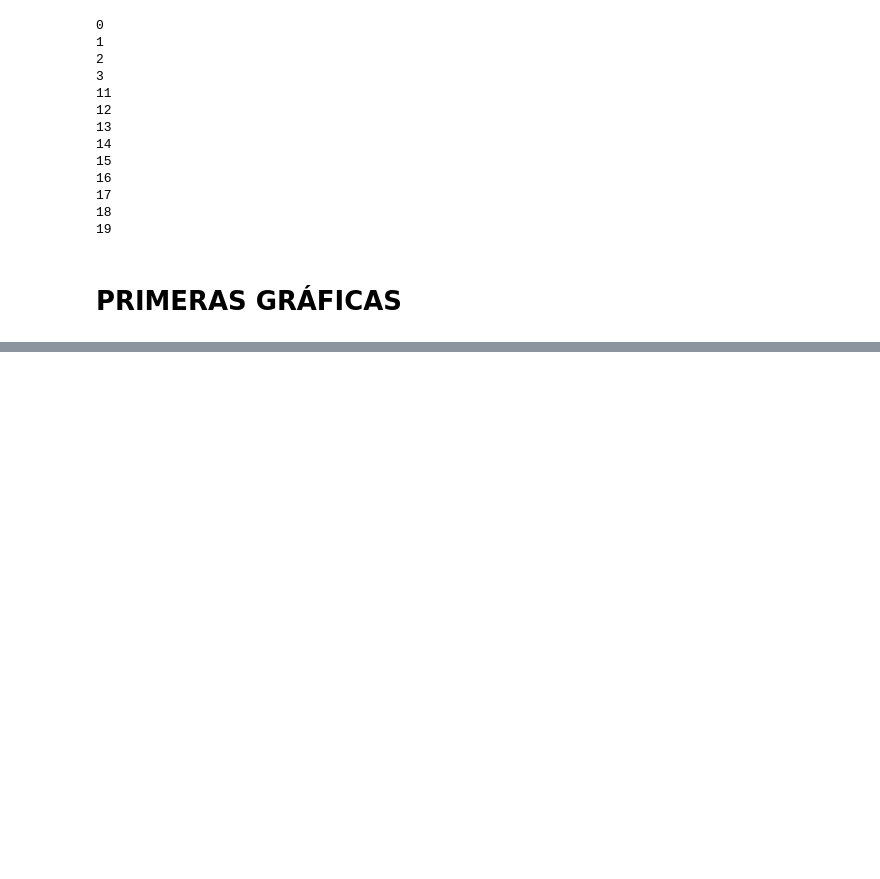
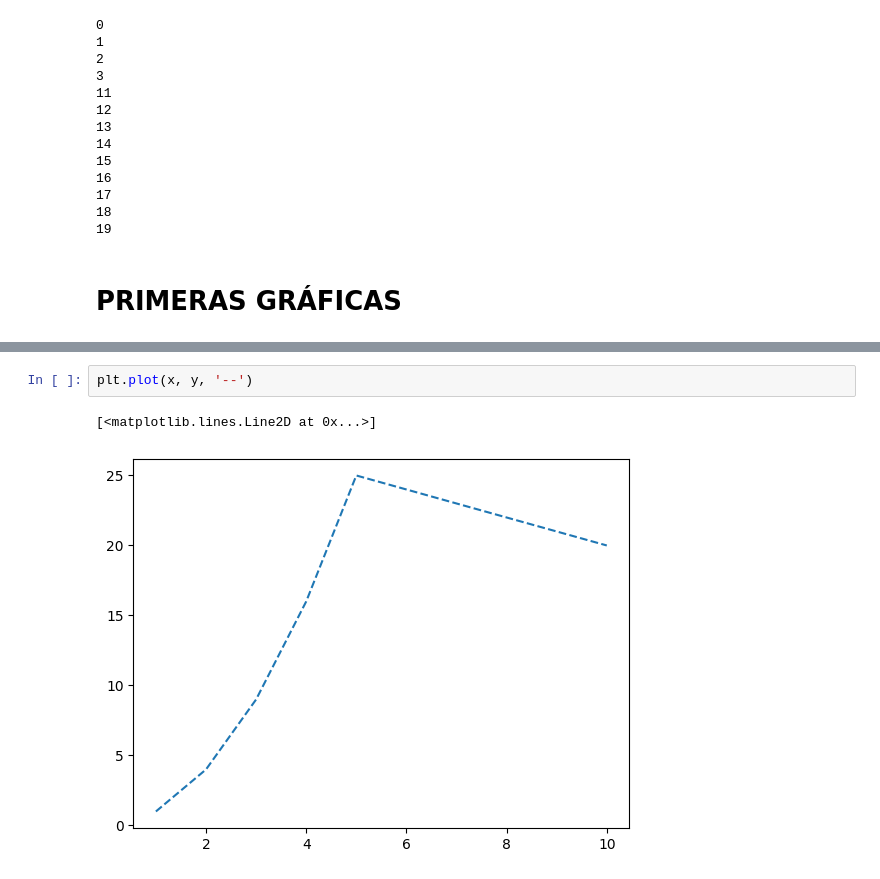
Before and after one commit to Juanesalamanca/INTRODUCCION, a Jupyter notebook: Taller 1.ipynb, the cells around one changed output, grey strips where cells are left out. Cells and saved outputs as stored; diff of their text form; blank space fills up the shorter version.

```diff
--- a/Taller 1.ipynb
+++ b/Taller 1.ipynb
@@ -300,0 +319,5 @@ for x in range(20):
+# %%
+plt.plot(x, y, '--')
+# %% [output]
+[<matplotlib.lines.Line2D at 0x...>]
+[figure, added]
```
Also changed, not shown: parts of 16 cells of this notebook.
